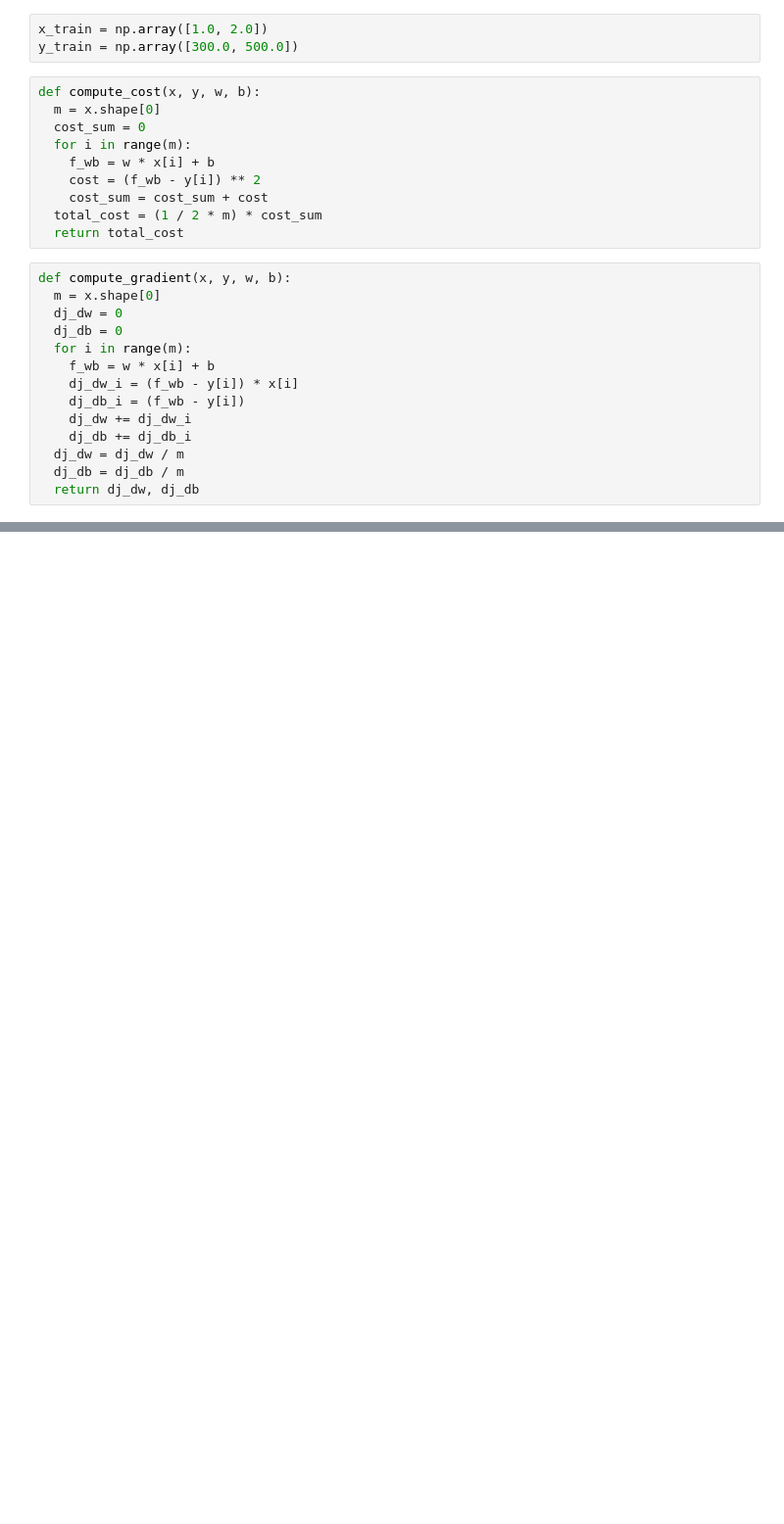
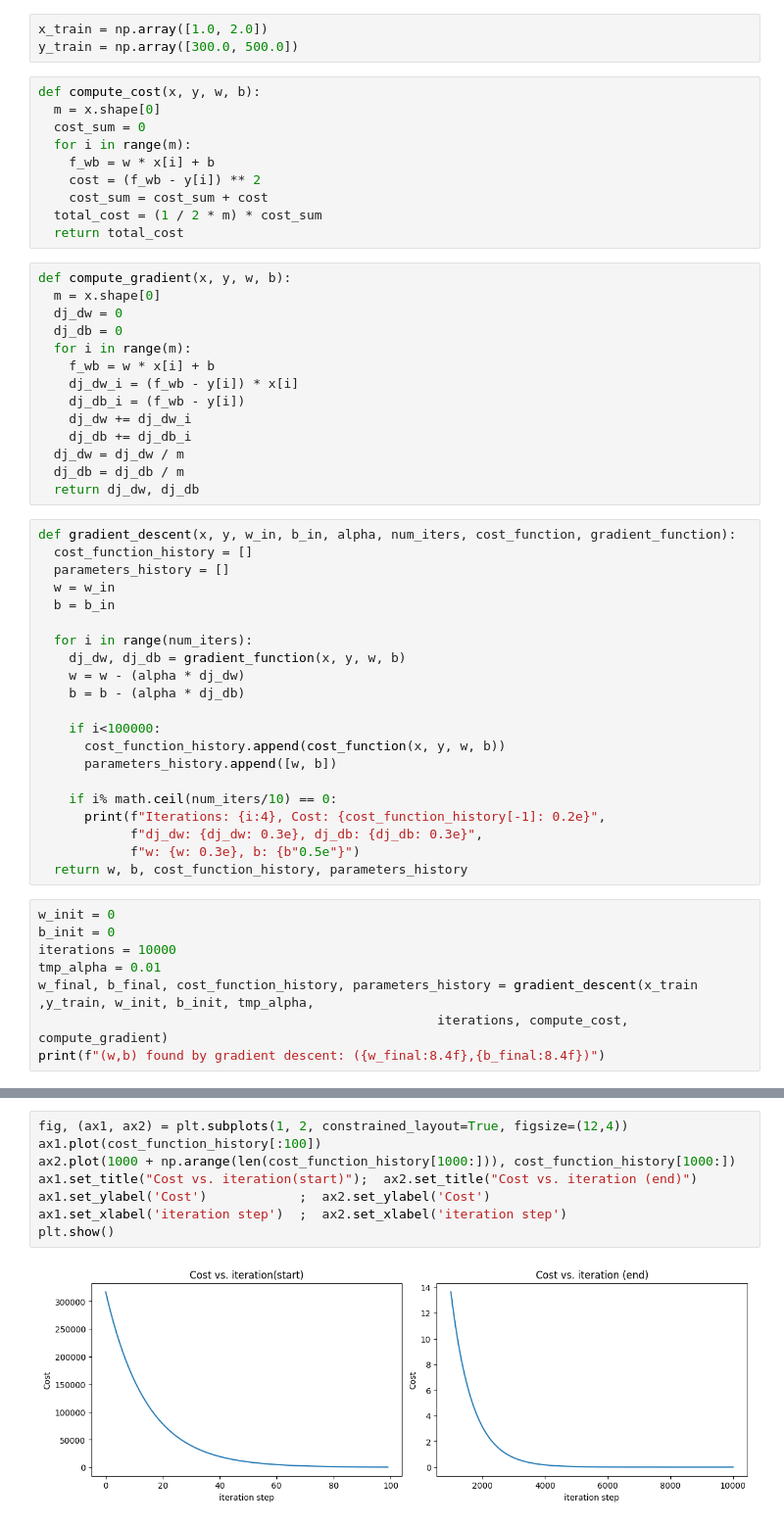
Before and after one commit to notlokii/AndrewNgMLCourse_Self-Coded_Labs, a Jupyter notebook: week1_gradient_descent.ipynb, the cells around one changed output, grey strips where cells are left out. Shown at 98% size. Drawn from its saved outputs; the diff is of its cells as text; blank space fills up the shorter version.

Commit message:
week 1: gradient descent implemented from scratch

```diff
--- a/week1_gradient_descent.ipynb
+++ b/week1_gradient_descent.ipynb
@@ -30,3 +30,32 @@ def compute_gradient(x, y, w, b):
   dj_dw = dj_dw / m
   dj_db = dj_db / m
   return dj_dw, dj_db
+# %%
+def gradient_descent(x, y, w_in, b_in, alpha, num_iters, cost_function, gradient_function):
+  cost_function_history = []
+  parameters_history = []
+  w = w_in
+  b = b_in
+
+  for i in range(num_iters):
+    dj_dw, dj_db = gradient_function(x, y, w, b)
+    w = w - (alpha * dj_dw)
+    b = b - (alpha * dj_db)
+
+    if i<100000:
+      cost_function_history.append(cost_function(x, y, w, b))
+      parameters_history.append([w, b])
+
+    if i% math.ceil(num_iters/10) == 0:
+      print(f"Iterations: {i:4}, Cost: {cost_function_history[-1]: 0.2e}",
+            f"dj_dw: {dj_dw: 0.3e}, dj_db: {dj_db: 0.3e}",
+            f"w: {w: 0.3e}, b: {b"0.5e"}")
+  return w, b, cost_function_history, parameters_history
+# %%
+w_init = 0
+b_init = 0
+iterations = 10000
+tmp_alpha = 0.01
+w_final, b_final, cost_function_history, parameters_history = gradient_descent(x_train ,y_train, w_init, b_init, tmp_alpha,
+                                                    iterations, compute_cost, compute_gradient)
+print(f"(w,b) found by gradient descent: ({w_final:8.4f},{b_final:8.4f})")
@@ -32,0 +74,10 @@ def compute_gradient(x, y, w, b):
+# %%
+fig, (ax1, ax2) = plt.subplots(1, 2, constrained_layout=True, figsize=(12,4))
+ax1.plot(cost_function_history[:100])
+ax2.plot(1000 + np.arange(len(cost_function_history[1000:])), cost_function_history[1000:])
+ax1.set_title("Cost vs. iteration(start)");  ax2.set_title("Cost vs. iteration (end)")
+ax1.set_ylabel('Cost')            ;  ax2.set_ylabel('Cost')
+ax1.set_xlabel('iteration step')  ;  ax2.set_xlabel('iteration step')
+plt.show()
+# %% [output]
+[figure, added]
```
Also changed, not shown: parts of 3 cells of this notebook.
